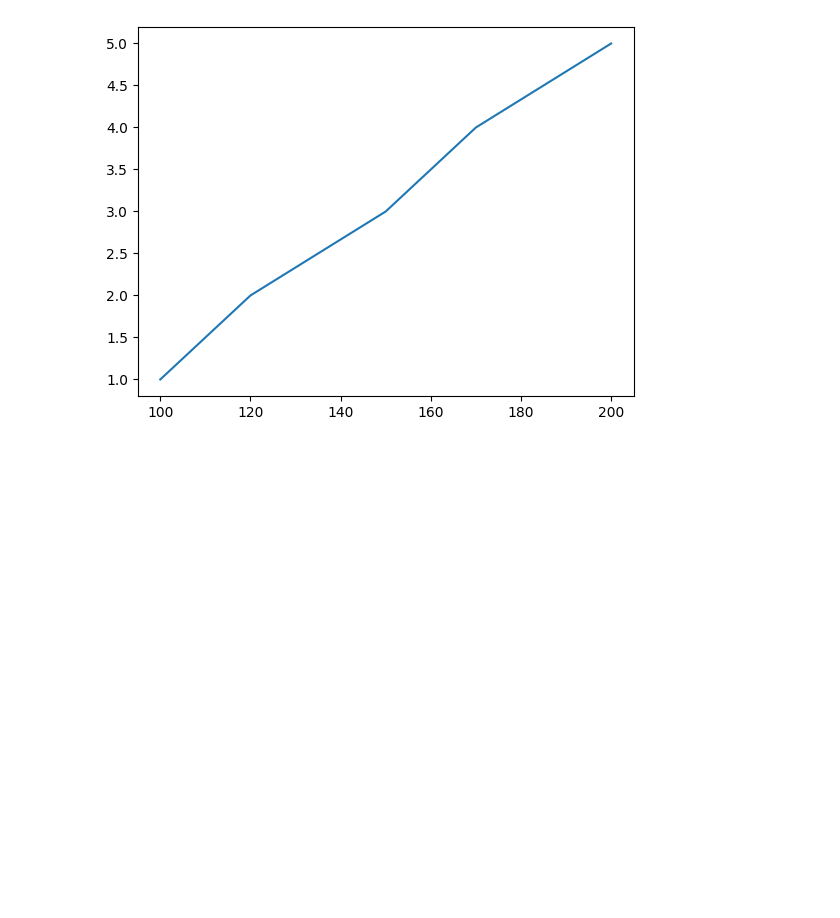
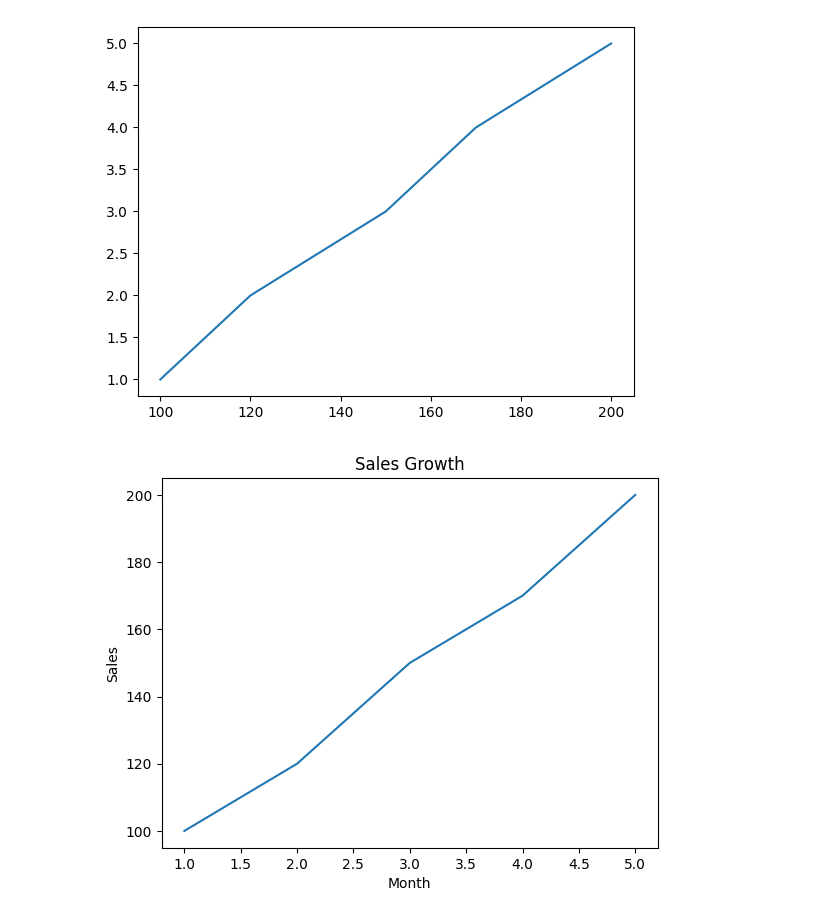
Before and after one commit to ftmshifa777/Matplotlib-Visualization, a Jupyter notebook: Matplotlib.ipynb, the cells around one changed output. Cells and saved outputs as stored; diff of their text form; code cells hidden in the pictures; blank space fills up the shorter version.

```diff
--- a/Matplotlib.ipynb
+++ b/Matplotlib.ipynb
@@ -31,3 +31,13 @@ plt.plot(sales,months)
 # %% [output]
 [<matplotlib.lines.Line2D at 0x...>]
 [figure]
+# %%
+plt.plot(months,sales)
+
+plt.title("Sales Growth")
+plt.xlabel("Month")
+plt.ylabel("Sales")
+
+plt.show()
+# %% [output]
+[figure, added]
```
Also changed, not shown: parts of 5 cells of this notebook.
